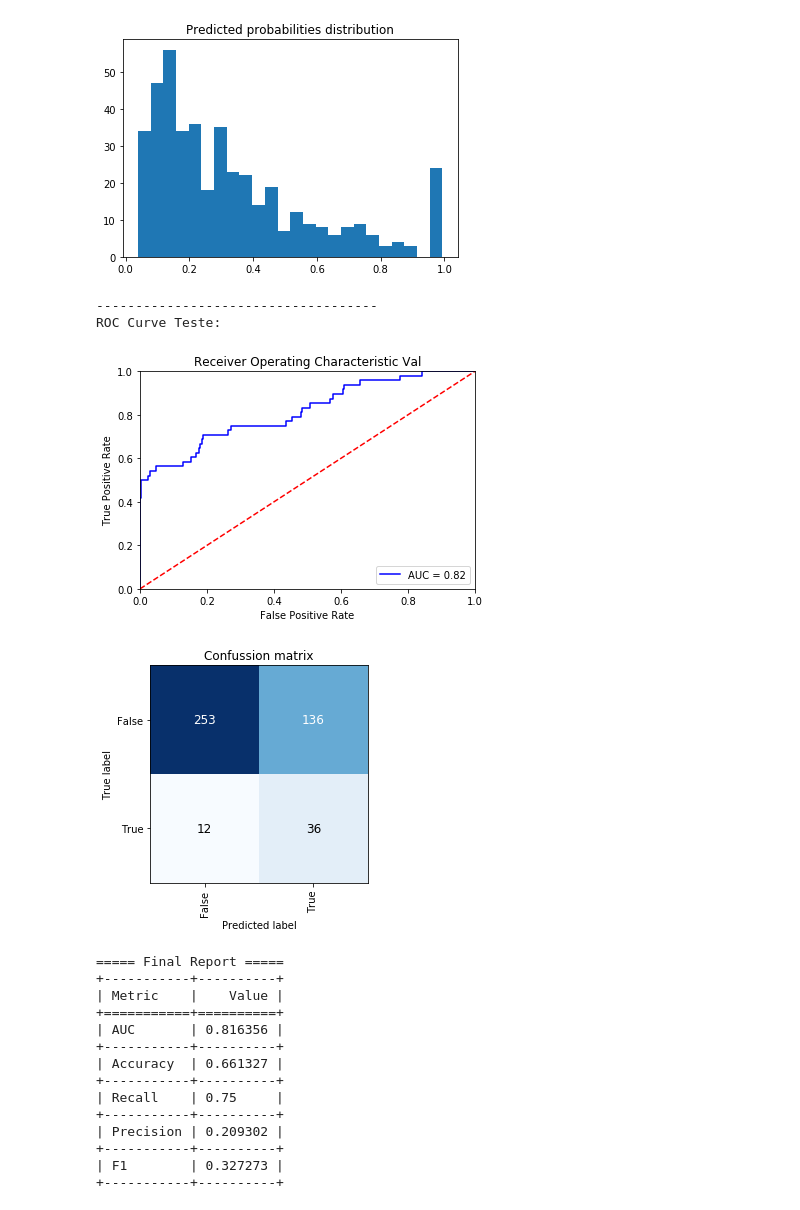
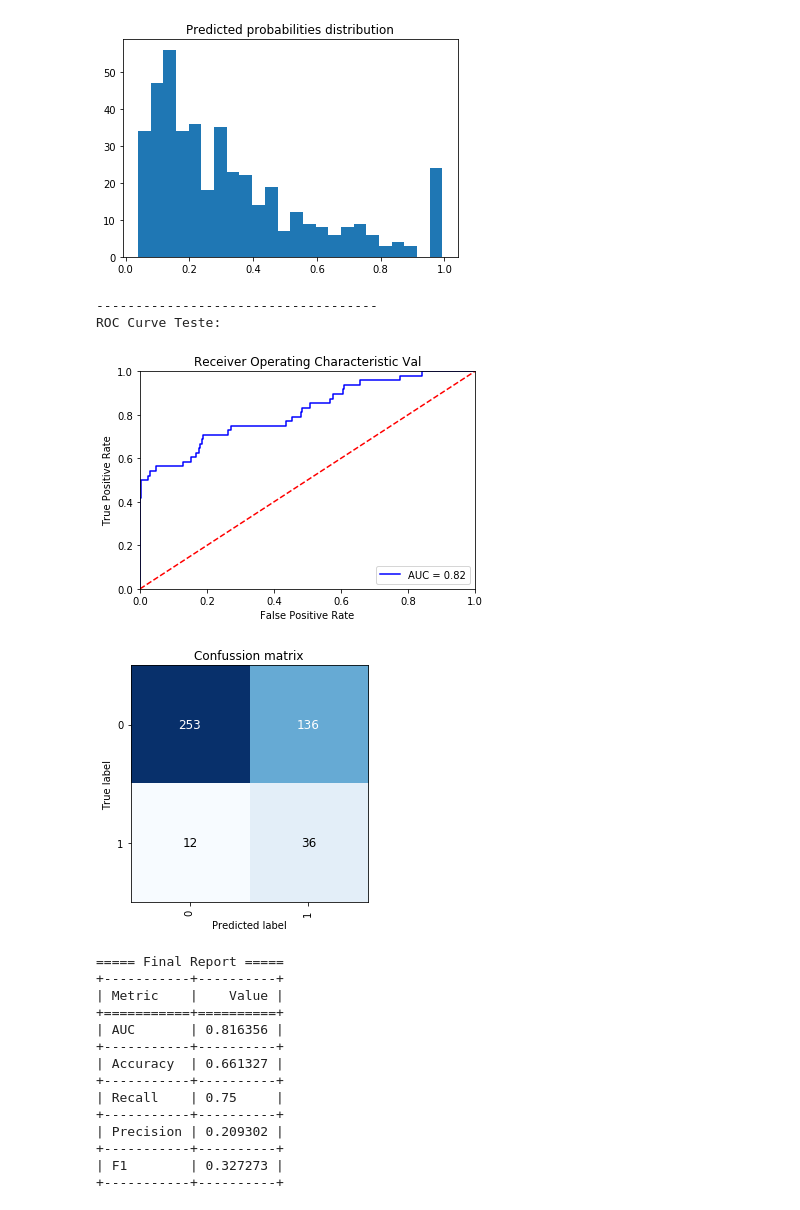
Before and after one commit to saramirthis/CC_seg_clas, a Jupyter notebook: test.ipynb, the cells around one changed output. Saved outputs shown, nothing was run; the diff lists cells and outputs as text; code cells hidden in the pictures.

```diff
--- a/test.ipynb
+++ b/test.ipynb
@@ -239,28 +232,28 @@ Size ensemble: 11 Chosen resolutions: [17 30 48 26 34 28 47  1 43  2 40]
 Optimal threshold: 0.32034170824938923
 [figure]
 # %%
-AUC_cl = ax.plot_roc(y_true, y_pred_probs)
+AUC_cl = ax.plot_roc(Y_test, y_pred_probs)
 
-mx_conf = confusion_matrix(y_true, y_pred)
-ax.plot_matrix(mx_conf, classes=np.unique(y_true), fig_size=4,
+mx_conf = confusion_matrix(Y_test, y_pred)
+ax.plot_matrix(mx_conf, classes=np.unique(Y_test), fig_size=4,
             title='Confussion matrix', opt_bar=False)
 
-ind_err_rand = np.where(np.logical_xor(y_true, y_pred))
+ind_err_rand = np.where(np.logical_xor(Y_test, y_pred))
 
 accuracy, recall, precision, f1 = ax.report_metrics(mx_conf)
 
 print('===== Final Report =====')
 print(tabulate([['AUC', AUC_cl],
                 ['Accuracy', accuracy],
                 ['Recall', recall],
                 ['Precision', precision],
                 ['F1', f1],],
                ['Metric', 'Value'], tablefmt='grid'))
 # %% [output]
 ------------------------------------
 ROC Curve Teste:
 [figure]
-[figure, old version]
+[figure, new version]
 ===== Final Report =====
 +-----------+----------+
 | Metric    |    Value |
```
Also changed, not shown: parts of 6 cells of this notebook.
